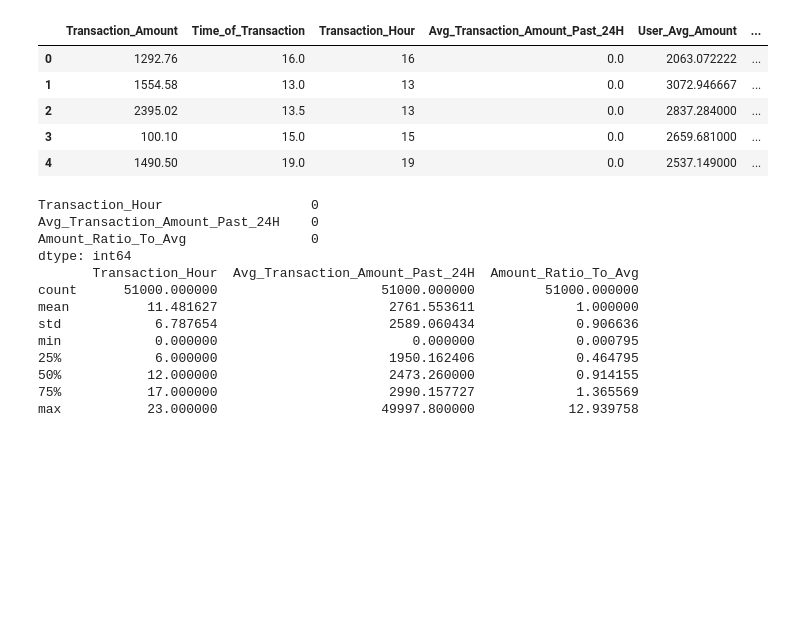
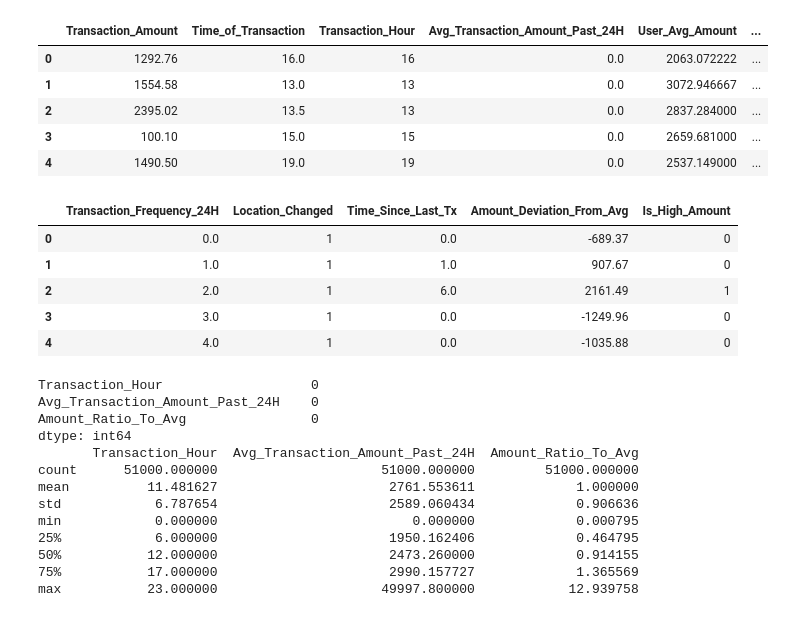
Before and after one commit to CristianAsprilla/data-science-projects, a Jupyter notebook: fraud-detection/notebooks/EDA.ipynb, the cells around one changed output. Drawn from its saved outputs; the diff is of its cells as text; code cells hidden in the pictures; blank space fills up the shorter version.

```diff
--- a/fraud-detection/notebooks/EDA.ipynb
+++ b/fraud-detection/notebooks/EDA.ipynb
@@ -276,6 +498,41 @@ df[[
 | 2 | 2395.02 | 13.5 | 13 | 0.0 | 2837.284000 | ... |
 | 3 | 100.10 | 15.0 | 15 | 0.0 | 2659.681000 | ... |
 | 4 | 1490.50 | 19.0 | 19 | 0.0 | 2537.149000 | ... |
+# %%
+# Additional Feature Engineering
+
+# Transaction Frequency: Number of transactions per user in the last 24 hours
+df = df.sort_values(['User_ID', 'Time_of_Transaction'])
+df['Transaction_Frequency_24H'] = df.groupby('User_ID')['Time_of_Transaction'].transform(
+    lambda x: x.rolling(window=24, min_periods=1).count().shift(1)
+).fillna(0)
+
+# Location Change: Flag if location changed from previous transaction
+df['Prev_Location'] = df.groupby('User_ID')['Location'].shift(1)
+df['Location_Changed'] = (df['Location'] != df['Prev_Location']).astype(int)
+df.drop('Prev_Location', axis=1, inplace=True)
+
+# Time Since Last Transaction
+df['Time_Since_Last_Tx'] = df.groupby('User_ID')['Time_of_Transaction'].diff().fillna(0)
+
+# Amount Deviation from User Average
+df['Amount_Deviation_From_Avg'] = df['Transaction_Amount'] - df['User_Avg_Amount']
+
+# High Amount Flag: Transactions above 90th percentile of user's history
+user_90th = df.groupby('User_ID')['Transaction_Amount'].quantile(0.9).reset_index()
+user_90th.rename(columns={'Transaction_Amount': 'User_90th_Percentile'}, inplace=True)
+df = df.merge(user_90th, on='User_ID', how='left')
+df['Is_High_Amount'] = (df['Transaction_Amount'] > df['User_90th_Percentile']).astype(int)
+
+# Show new features
+df[['Transaction_Frequency_24H', 'Location_Changed', 'Time_Since_Last_Tx', 'Amount_Deviation_From_Avg', 'Is_High_Amount']].head()
+# %% [output]
+|  | Transaction_Frequency_24H | Location_Changed | Time_Since_Last_Tx | Amount_Deviation_From_Avg | Is_High_Amount |
+| 0 | 0.0 | 1 | 0.0 | -689.37 | 0 |
+| 1 | 1.0 | 1 | 1.0 | 907.67 | 0 |
+| 2 | 2.0 | 1 | 6.0 | 2161.49 | 1 |
+| 3 | 3.0 | 1 | 0.0 | -1249.96 | 0 |
+| 4 | 4.0 | 1 | 0.0 | -1035.88 | 0 |
 # %%
 # Check for any remaining NaN values
 print(df[['Transaction_Hour', 'Avg_Transaction_Amount_Past_24H', 'Amount_Ratio_To_Avg']].isnull().sum())
```
Also changed, not shown: parts of 71 cells of this notebook, 7 other files.
